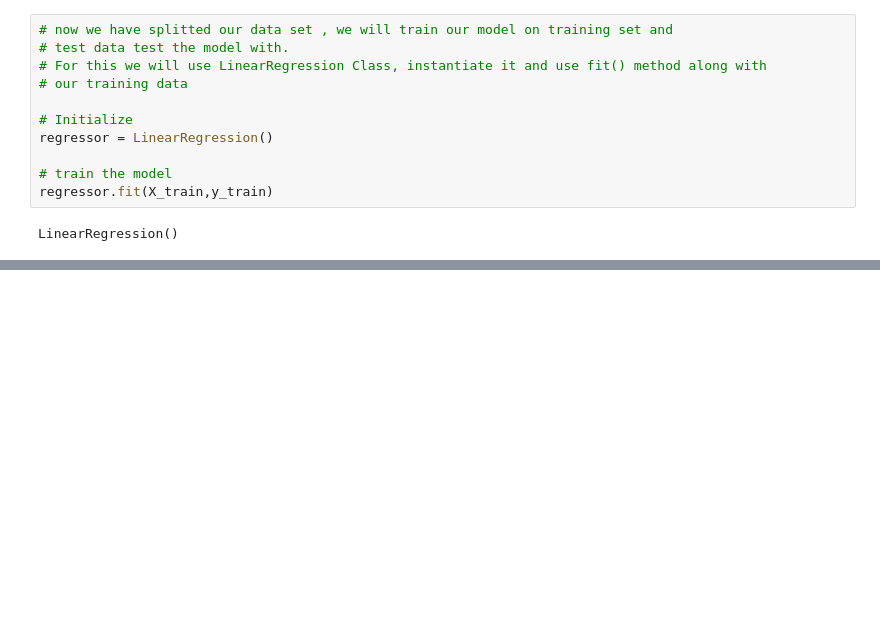
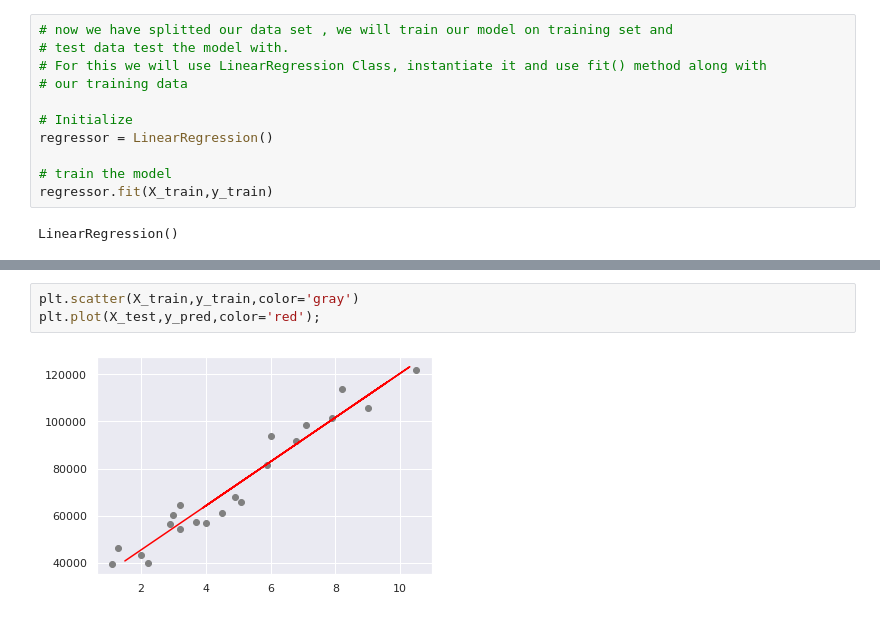
Before and after one commit to Iamsbharti/ML-AI, a Jupyter notebook: algorithms/Liner-Regression/Linear_Reg.ipynb, the cells around one changed output, grey strips where cells are left out. Drawn from its saved outputs; the diff is of its cells as text; blank space fills up the shorter version.

```diff
--- a/algorithms/Liner-Regression/Linear_Reg.ipynb
+++ b/algorithms/Liner-Regression/Linear_Reg.ipynb
@@ -284,0 +281,5 @@ plt.show()
+# %%
+plt.scatter(X_train,y_train,color='gray')
+plt.plot(X_test,y_pred,color='red');
+# %% [output]
+[figure, added]
```
Also changed, not shown: parts of 6 cells of this notebook.
